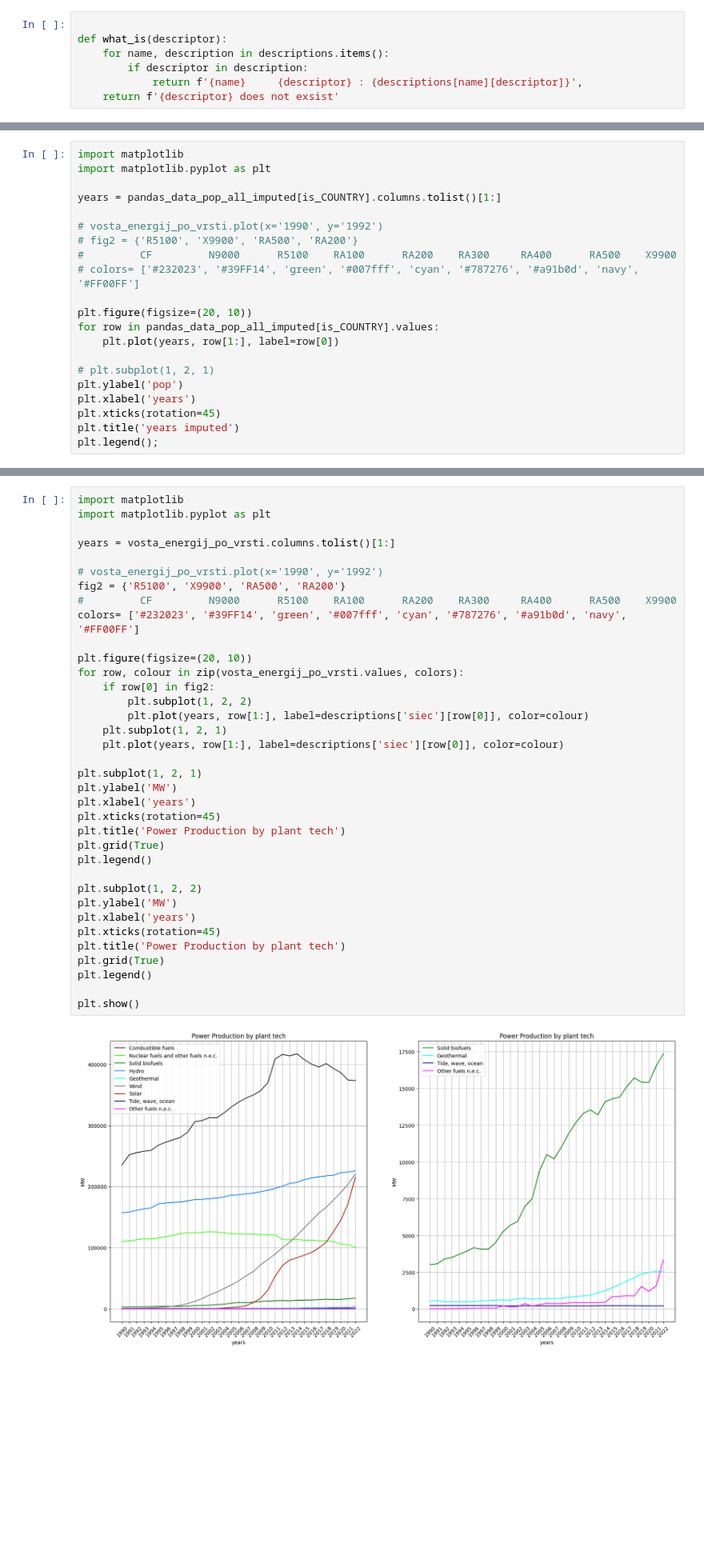
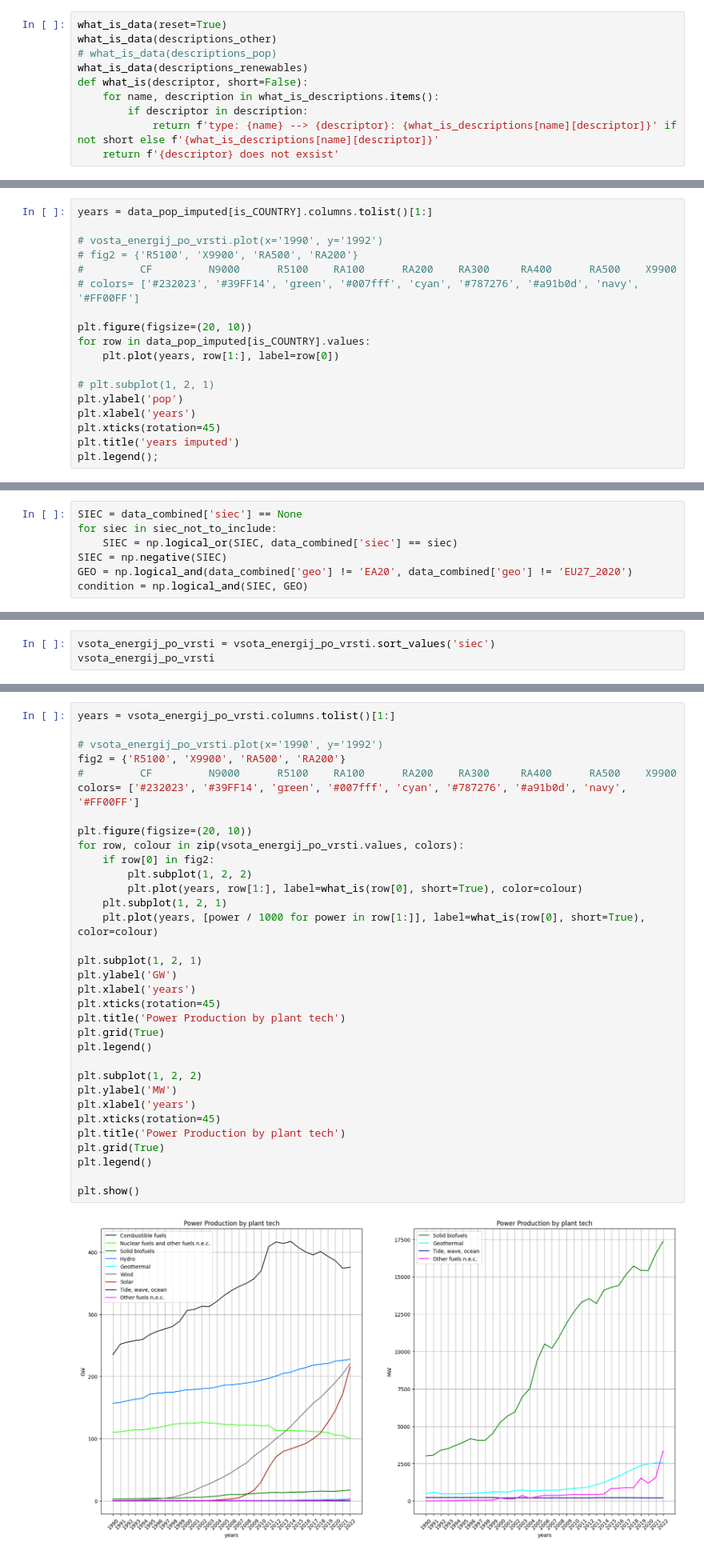
Before and after one commit to TilenG2/EU_Power_production, a Jupyter notebook: electrical_production.ipynb, the cells around one changed output, grey strips where cells are left out. Shown: that part at 80% size. Drawn from its saved outputs; the diff is of its cells as text; blank space fills up the shorter version.

```diff
--- a/electrical_production.ipynb
+++ b/electrical_production.ipynb
@@ -43,7 +86,10 @@ for name in descriptions_other.keys():
 # %%
-
-def what_is(descriptor):
-    for name, description in descriptions.items():
+what_is_data(reset=True)
+what_is_data(descriptions_other)
+# what_is_data(descriptions_pop)
+what_is_data(descriptions_renewables)
+def what_is(descriptor, short=False):
+    for name, description in what_is_descriptions.items():
         if descriptor in description:
-            return f'{name}     {descriptor} : {descriptions[name][descriptor]}',
+            return f'type: {name} --> {descriptor}: {what_is_descriptions[name][descriptor]}' if not short else f'{what_is_descriptions[name][descriptor]}'
     return f'{descriptor} does not exsist'
@@ -179,8 +154,5 @@ pandas_data_pop_all_imputed[is_COUNTRY]
 # %%
-import matplotlib
-import matplotlib.pyplot as plt
-
-years = pandas_data_pop_all_imputed[is_COUNTRY].columns.tolist()[1:]
+years = data_pop_imputed[is_COUNTRY].columns.tolist()[1:]
 
 # vosta_energij_po_vrsti.plot(x='1990', y='1992')
 # fig2 = {'R5100', 'X9900', 'RA500', 'RA200'}
@@ -188,7 +160,7 @@ years = pandas_data_pop_all_imputed[is_COUNTRY].columns.tolist()[1:]
 # colors= ['#232023', '#39FF14', 'green', '#007fff', 'cyan', '#787276', '#a91b0d', 'navy', '#FF00FF']
 
 plt.figure(figsize=(20, 10))
-for row in pandas_data_pop_all_imputed[is_COUNTRY].values:
+for row in data_pop_imputed[is_COUNTRY].values:
     plt.plot(years, row[1:], label=row[0])
 
 # plt.subplot(1, 2, 1)
@@ -263,0 +235,7 @@ siec_not_to_include = {'RA110','RA120','RA130','RA310','RA320','RA410','RA420','
+# %%
+SIEC = data_combined['siec'] == None
+for siec in siec_not_to_include:
+    SIEC = np.logical_or(SIEC, data_combined['siec'] == siec)
+SIEC = np.negative(SIEC)
+GEO = np.logical_and(data_combined['geo'] != 'EA20', data_combined['geo'] != 'EU27_2020')
+condition = np.logical_and(SIEC, GEO)
@@ -326,0 +381,3 @@ vosta_energij_po_vrsti
+# %%
+vsota_energij_po_vrsti = vsota_energij_po_vrsti.sort_values('siec')
+vsota_energij_po_vrsti
@@ -327,38 +399,35 @@ vosta_energij_po_vrsti
 # %%
-import matplotlib
-import matplotlib.pyplot as plt
+years = vsota_energij_po_vrsti.columns.tolist()[1:]
 
-years = vosta_energij_po_vrsti.columns.tolist()[1:]
-
-# vosta_energij_po_vrsti.plot(x='1990', y='1992')
+# vsota_energij_po_vrsti.plot(x='1990', y='1992')
 fig2 = {'R5100', 'X9900', 'RA500', 'RA200'}
 #         CF         N9000      R5100    RA100      RA200    RA300     RA400      RA500    X9900
 colors= ['#232023', '#39FF14', 'green', '#007fff', 'cyan', '#787276', '#a91b0d', 'navy', '#FF00FF']
 
 plt.figure(figsize=(20, 10))
-for row, colour in zip(vosta_energij_po_vrsti.values, colors):
+for row, colour in zip(vsota_energij_po_vrsti.values, colors):
     if row[0] in fig2:
         plt.subplot(1, 2, 2)
-        plt.plot(years, row[1:], label=descriptions['siec'][row[0]], color=colour)
+        plt.plot(years, row[1:], label=what_is(row[0], short=True), color=colour)
     plt.subplot(1, 2, 1)
-    plt.plot(years, row[1:], label=descriptions['siec'][row[0]], color=colour)
+    plt.plot(years, [power / 1000 for power in row[1:]], label=what_is(row[0], short=True), color=colour)
 
 plt.subplot(1, 2, 1)
-plt.ylabel('MW')
+plt.ylabel('GW')
 plt.xlabel('years')
 plt.xticks(rotation=45)
 plt.title('Power Production by plant tech')
 plt.grid(True)
 plt.legend()
 
 plt.subplot(1, 2, 2)
 plt.ylabel('MW')
 plt.xlabel('years')
 plt.xticks(rotation=45)
 plt.title('Power Production by plant tech')
 plt.grid(True)
 plt.legend()
 
 plt.show()
 # %% [output]
-[figure, old version]
+[figure, new version]
```
Also changed, not shown: parts of 55 cells of this notebook.
